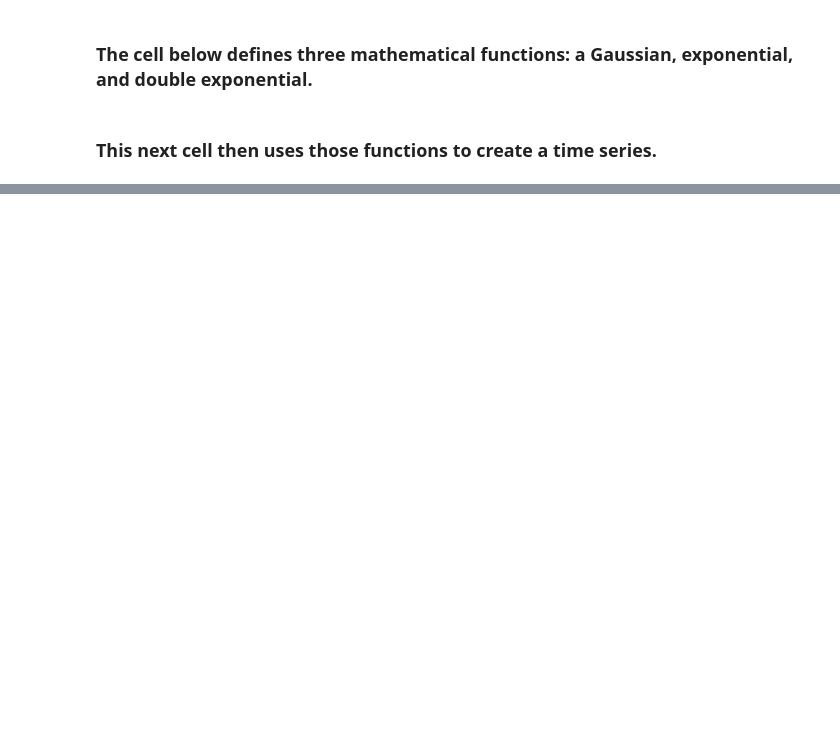
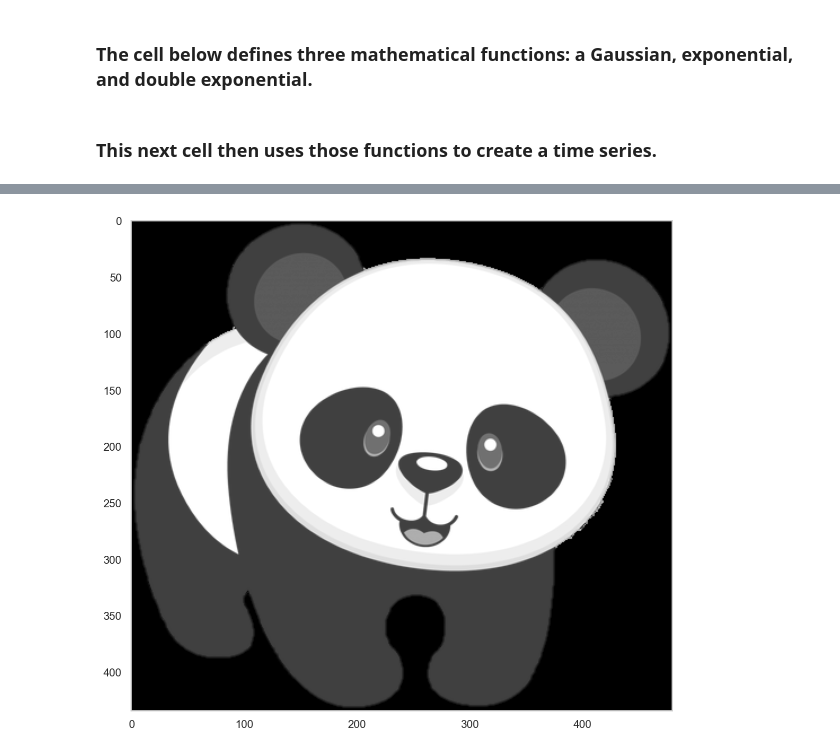
Before and after one commit to voytek/AI-READI-Bootcamp, a Jupyter notebook: Notebooks/a4-dsp/a4.1-Kernels.ipynb, the cells around one changed output, grey strips where cells are left out. Saved outputs shown, nothing was run; the diff lists cells and outputs as text; code cells hidden in the pictures; blank space fills up the shorter version.

```diff
--- a/Notebooks/a4-dsp/a4.1-Kernels.ipynb
+++ b/Notebooks/a4-dsp/a4.1-Kernels.ipynb
@@ -56,0 +94,7 @@ plt.show()
+# %%
+# load our random panda png and take the mean of the channels
+img = mpimg.imread('panda.png')
+img = np.mean(img, 2) # mean
+imgplot = plt.imshow(img, cmap='gray')
+# %% [output]
+[figure, added]
```
Also changed, not shown: parts of 10 cells of this notebook, 1 other file.
